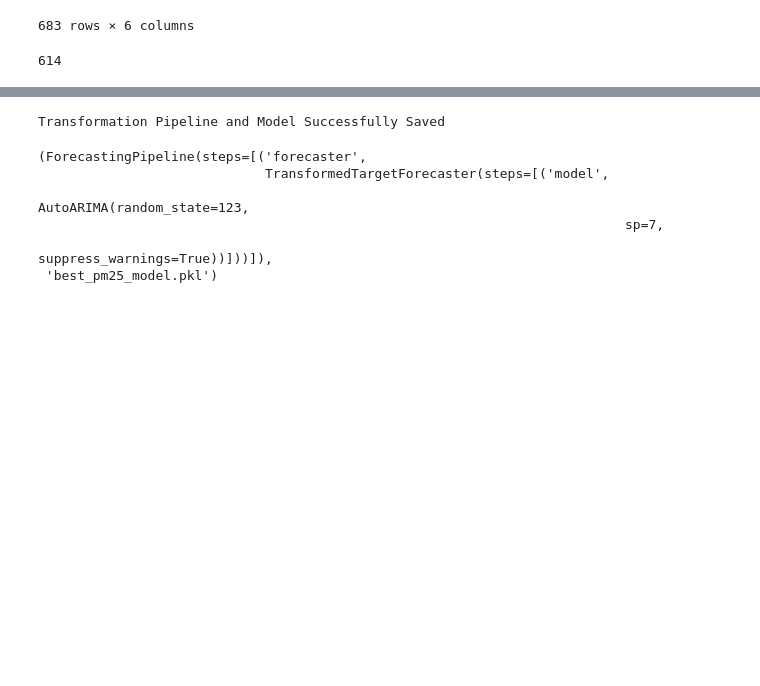
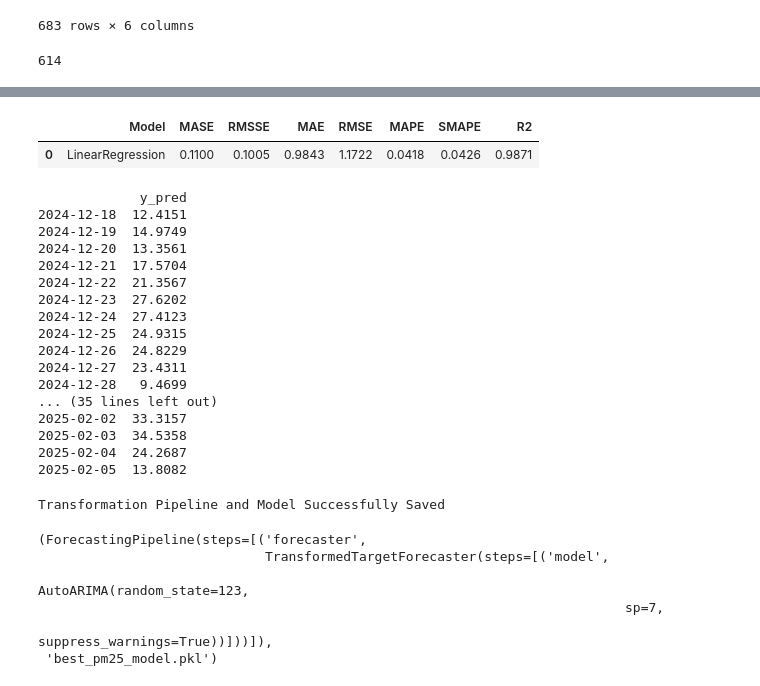
Before and after one commit to KIM2548TH/termproject1-2_cleandata, a Jupyter notebook: test_kim.ipynb, the cells around one changed output, grey strips where cells are left out. Saved outputs shown, nothing was run; the diff lists cells and outputs as text; code cells hidden in the pictures; blank space fills up the shorter version.

```diff
--- a/test_kim.ipynb
+++ b/test_kim.ipynb
@@ -199,12 +239,10 @@ setup(train_df, target=target, fh=7, session_id=123, fold_strategy='rolling', fo
 # %%
-arima_model = create_model("auto_arima", seasonal=True)
+predictions2 = predict_model(future_predictions,fh=7)
 
-tuned_arima = tune_model(arima_model)
-
-predictions = predict_model(tuned_arima, fh=7)  # ทำนายข้อมูล
+# ทำนายข้อมูล
 
 
 print(df.tail(20))
 # ดูผลลัพธ์ที่ได้
-print(predictions)
+print(predictions2)
 # %% [output]
@@ -233,3 +250,32 @@ plot_model(tuned_arima, plot="forecast")  # พล็อตกราฟ
+# %%
+# predictions = predict_model(tuned_arima)  # ทำนายข้อมูล 7 วัน
+predictions3 = predict_model(arima_model)  # ทำนายข้อมูล 7 วัน
+# print(predictions)
+print(predictions3)
+plot_model(arima_model, plot="forecast")  # พล็อตกราฟ
+# lfdm
+# lsdm
+# rnn
+# %% [output]
+|  | Model | MASE | RMSSE | MAE | RMSE | MAPE | SMAPE | R2 |
+| 0 | LinearRegression | 0.1100 | 0.1005 | 0.9843 | 1.1722 | 0.0418 | 0.0426 | 0.9871 |
+             y_pred
+2024-12-18  12.4151
+2024-12-19  14.9749
+2024-12-20  13.3561
+2024-12-21  17.5704
+2024-12-22  21.3567
+2024-12-23  27.6202
+2024-12-24  27.4123
+2024-12-25  24.9315
+2024-12-26  24.8229
+2024-12-27  23.4311
+2024-12-28   9.4699
+... (35 lines left out)
+2025-02-02  33.3157
+2025-02-03  34.5358
+2025-02-04  24.2687
+2025-02-05  13.8082
 # %%
 save_model(best_model, "best_pm25_model")
 # %% [output]
```
Also changed, not shown: parts of 4 cells of this notebook, 1 other file.
